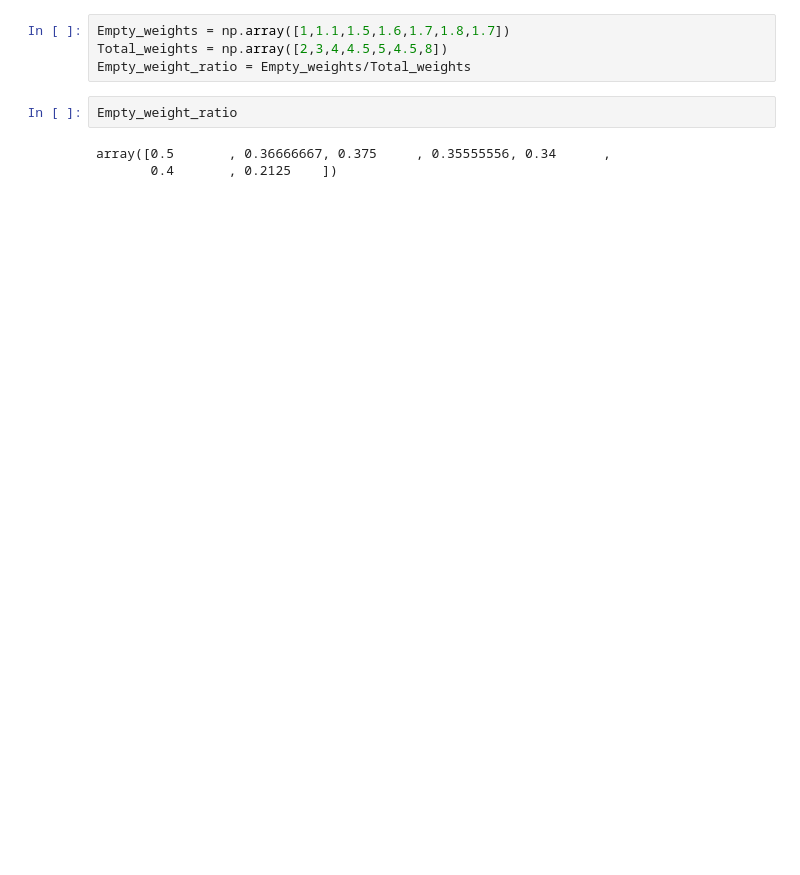
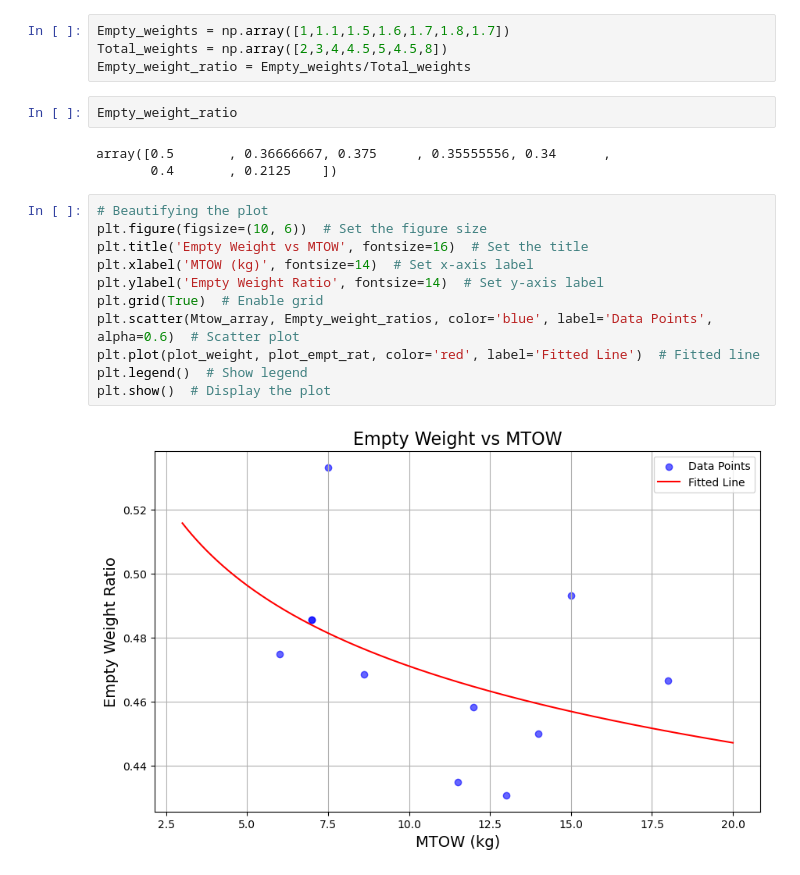
Before and after one commit to abhijeetmangela/skunk_works, a Jupyter notebook: Week_2/Codes/weight_estimation.ipynb, the cells around one changed output. Saved outputs shown, nothing was run; the diff lists cells and outputs as text; blank space fills up the shorter version.

```diff
--- a/Week_2/Codes/weight_estimation.ipynb
+++ b/Week_2/Codes/weight_estimation.ipynb
@@ -173,3 +198,16 @@ Empty_weight_ratio
 # %% [output]
 array([0.5       , 0.36666667, 0.375     , 0.35555556, 0.34      ,
        0.4       , 0.2125    ])
+# %%
+# Beautifying the plot
+plt.figure(figsize=(10, 6))  # Set the figure size
+plt.title('Empty Weight vs MTOW', fontsize=16)  # Set the title
+plt.xlabel('MTOW (kg)', fontsize=14)  # Set x-axis label
+plt.ylabel('Empty Weight Ratio', fontsize=14)  # Set y-axis label
+plt.grid(True)  # Enable grid
+plt.scatter(Mtow_array, Empty_weight_ratios, color='blue', label='Data Points', alpha=0.6)  # Scatter plot
+plt.plot(plot_weight, plot_empt_rat, color='red', label='Fitted Line')  # Fitted line
+plt.legend()  # Show legend
+plt.show()  # Display the plot
+# %% [output]
+[figure, added]
```
Also changed, not shown: parts of 14 cells of this notebook, 1 other file.
